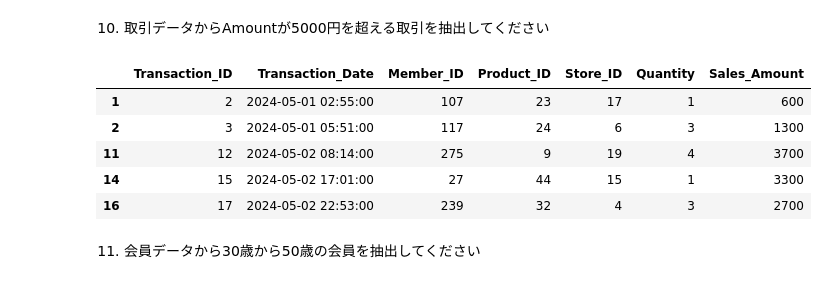
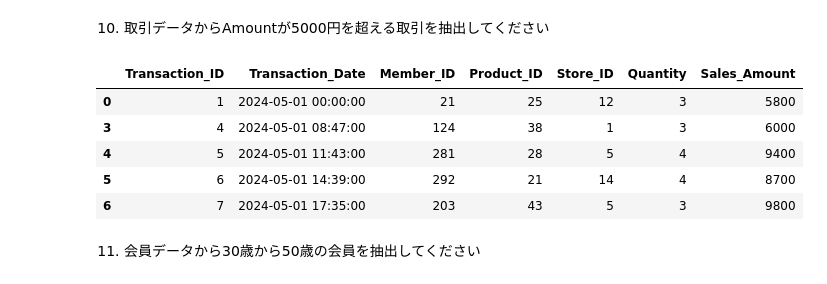
Before and after one commit to ken-hori-2/Kaggle_ws, a Jupyter notebook: 2025_Done/20250215_Done/Udemy_100本ノック_問題.ipynb, the cells around one changed output. Saved outputs shown, nothing was run; the diff lists cells and outputs as text; code cells hidden in the pictures.

```diff
--- a/2025_Done/20250215_Done/Udemy_100本ノック_問題.ipynb
+++ b/2025_Done/20250215_Done/Udemy_100本ノック_問題.ipynb
@@ -189,14 +197,18 @@ sales_df_llm_work.head()
 # %% [markdown]
 10. 取引データからAmountが5000円を超える取引を抽出してください
 # %%
-sales_df_my_work[sales_df_my_work['Sales_Amount'] < 5000].head()
+sales_df_my_work[sales_df_my_work['Sales_Amount'] > 5000].head()
+
+# 解答例
+sales_df_my_work.query('Sales_Amount > 5000').head()
+# 汎用的に使える。よく使う。クエリの中に条件分を入れる。
 # %% [output]
 |  | Transaction_ID | Transaction_Date | Member_ID | Product_ID | Store_ID | Quantity | Sales_Amount |
-| 1 | 2 | 2024-05-01 02:55:00 | 107 | 23 | 17 | 1 | 600 |
-| 2 | 3 | 2024-05-01 05:51:00 | 117 | 24 | 6 | 3 | 1300 |
-| 11 | 12 | 2024-05-02 08:14:00 | 275 | 9 | 19 | 4 | 3700 |
-| 14 | 15 | 2024-05-02 17:01:00 | 27 | 44 | 15 | 1 | 3300 |
-| 16 | 17 | 2024-05-02 22:53:00 | 239 | 32 | 4 | 3 | 2700 |
+| 0 | 1 | 2024-05-01 00:00:00 | 21 | 25 | 12 | 3 | 5800 |
+| 3 | 4 | 2024-05-01 08:47:00 | 124 | 38 | 1 | 3 | 6000 |
+| 4 | 5 | 2024-05-01 11:43:00 | 281 | 28 | 5 | 4 | 9400 |
+| 5 | 6 | 2024-05-01 14:39:00 | 292 | 21 | 14 | 4 | 8700 |
+| 6 | 7 | 2024-05-01 17:35:00 | 203 | 43 | 5 | 3 | 9800 |
 # %% [markdown]
 11. 会員データから30歳から50歳の会員を抽出してください
 # %%
```
Also changed, not shown: parts of 42 cells of this notebook.
